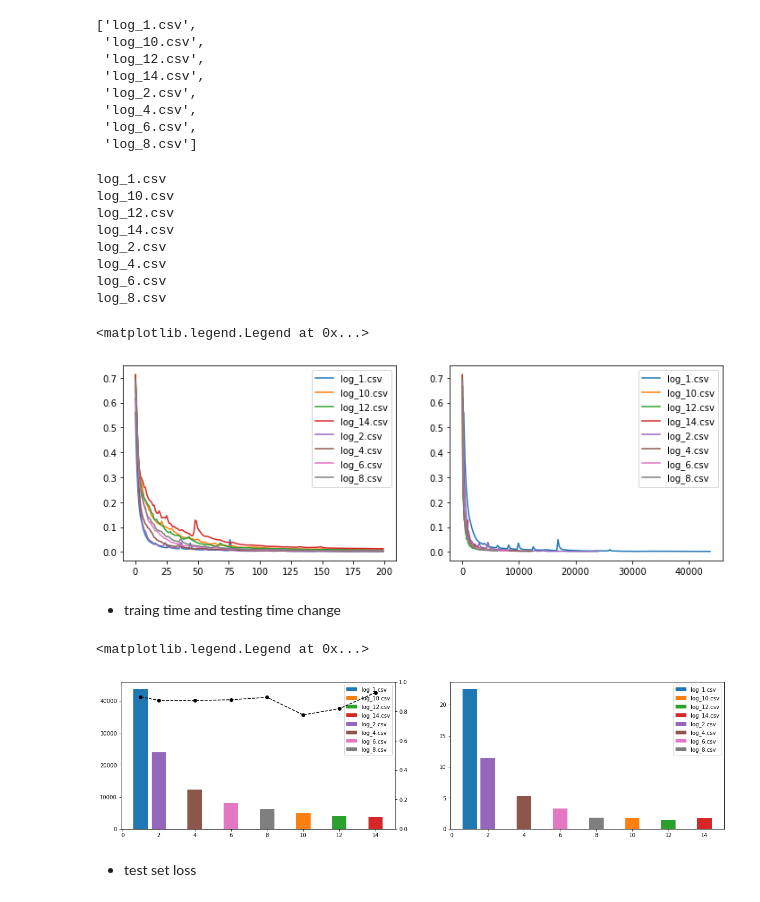
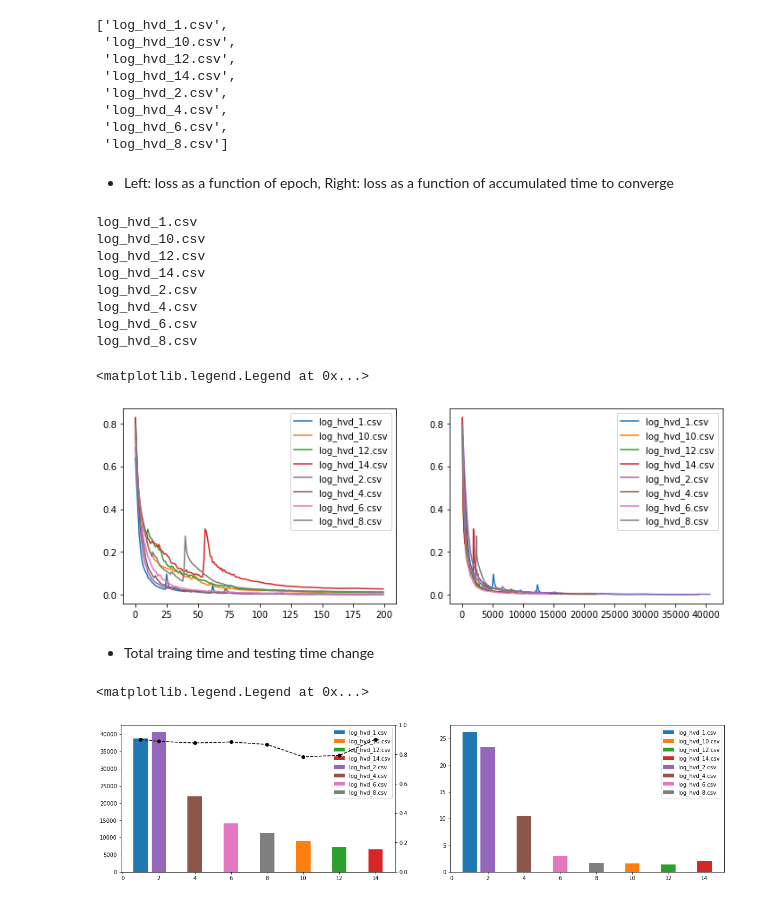
Before and after one commit to oekosheri/pytorch_unet_scaling, a Jupyter notebook: notebooks/Loss_curves.ipynb, the cells around one changed output. Saved outputs shown, nothing was run; the diff lists cells and outputs as text; code cells hidden in the pictures.

```diff
--- a/notebooks/Loss_curves.ipynb
+++ b/notebooks/Loss_curves.ipynb
@@ -13,5 +9,5 @@ import matplotlib.pyplot as plt
 # %%
-path_1 ='../pytorch_native/Logs'
+path_1 ='../logs'
 # %%
 sorted(os.listdir(path_1))
 # %% [output]
@@ -26,23 +30,25 @@ sorted(os.listdir(path_1))
 # %%
 names = sorted(os.listdir(path_1))
-# names = [i for i in names if i[:8] == 'log_hvd_']
+names = [i for i in names if i[:8] == 'log_hvd_']
 # %%
 names
 # %% [output]
-['log_1.csv',
- 'log_10.csv',
- 'log_12.csv',
- 'log_14.csv',
- 'log_2.csv',
- 'log_4.csv',
- 'log_6.csv',
- 'log_8.csv']
+['log_hvd_1.csv',
+ 'log_hvd_10.csv',
+ 'log_hvd_12.csv',
+ 'log_hvd_14.csv',
+ 'log_hvd_2.csv',
+ 'log_hvd_4.csv',
+ 'log_hvd_6.csv',
+ 'log_hvd_8.csv']
+# %% [markdown]
+- Left: loss as a function of epoch, Right: loss as a function of accumulated time to converge
 # %%
 fig, (ax1, ax2) = plt.subplots(1, 2, figsize=(12,4))
 for i,name in enumerate(names):
     path = path_1 +'/'+names[i]
     print(name)
-    Df = pd.read_csv(path, delimiter=',', header=0)
+    Df = pd.read_csv(path, delimiter=',', header=0, on_bad_lines='skip')
     ax1.plot(Df.loss, label=name)
     ax2.plot(Df.time_per_epoch.cumsum(), Df.loss, label=name)
 #     ax2.set_ylim([0,0.5])
@@ -50,43 +56,40 @@ for i,name in enumerate(names):
 ax1.legend()
 ax2.legend()
 # %% [output]
-log_1.csv
-log_10.csv
-log_12.csv
-log_14.csv
-log_2.csv
-log_4.csv
-log_6.csv
-log_8.csv
+log_hvd_1.csv
+log_hvd_10.csv
+log_hvd_12.csv
+log_hvd_14.csv
+log_hvd_2.csv
+log_hvd_4.csv
+log_hvd_6.csv
+log_hvd_8.csv
 <matplotlib.legend.Legend at 0x...>
-[figure, old version]
+[figure, new version]
 # %% [markdown]
- - traing time and testing time change
+ - Total traing time and testing time change
 # %%
-
 
 fig, (ax1, ax2) = plt.subplots(1, 2, figsize=(20,5))
 ax3 = ax1.twinx()
 iou =[]
 for i,name in enumerate(names):
 
     path = path_1 +'/'+names[i]
-    Df = pd.read_csv(path, delimiter=',', header=0)
+    Df = pd.read_csv(path, delimiter=',', header=0, on_bad_lines='skip')
 
-    iou.append([int(name[4:-4]),Df.iou[0]])
+    iou.append([int(name[8:-4]),Df.iou[0]])
 
-    ax1.bar(int(name[4:-4]), Df.training_time[0], label=name)
-    ax2.bar(int(name[4:-4]), Df.test_time[0], label=name)
+    ax1.bar(int(name[8:-4]), Df.training_time[0], label=name)
+    ax2.bar(int(name[8:-4]), Df.test_time[0], label=name)
 
 iou = np.array(iou)
 iou = iou[np.argsort(iou, axis=0)[:,0]]
 ax3.plot(iou[:,0], iou[:,1], 'ko--')
 ax3.set_ylim([0,1])
 
 ax1.legend()
 ax2.legend()
 # %% [output]
 <matplotlib.legend.Legend at 0x...>
-[figure, old version]
+[figure, new version]
-# %% [markdown]
-- test set loss
```
Also changed, not shown: parts of 9 cells of this notebook, 4 other files.
